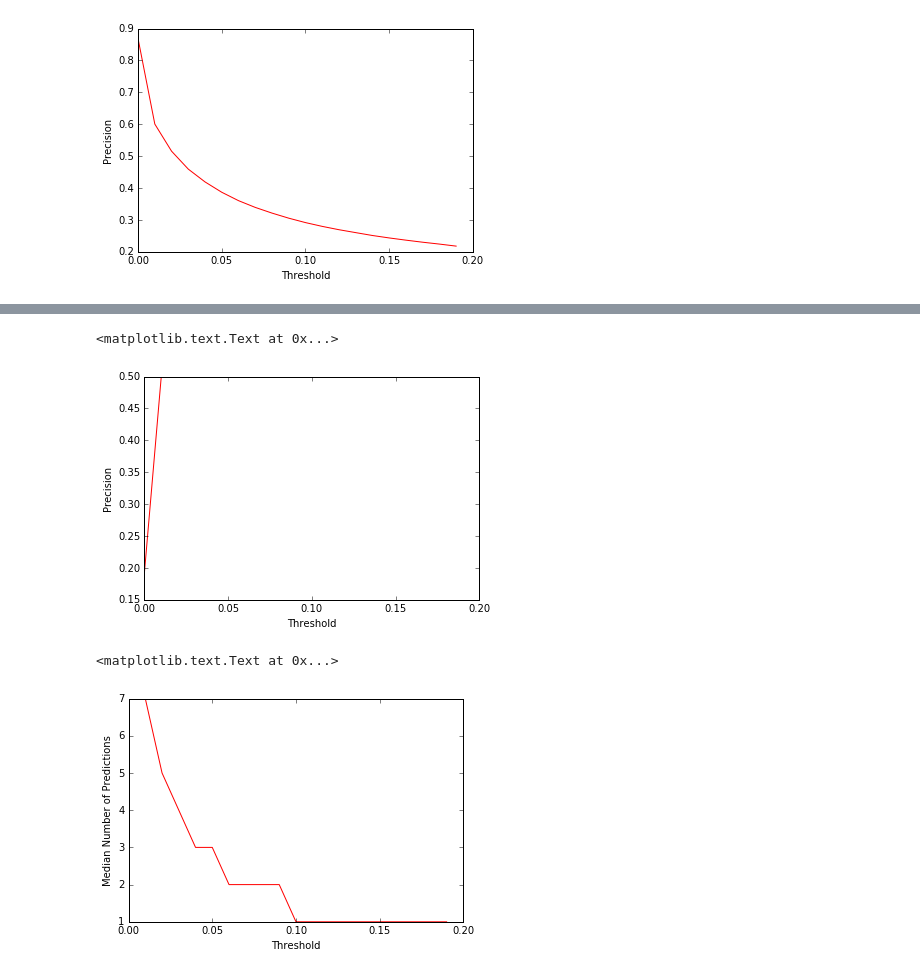
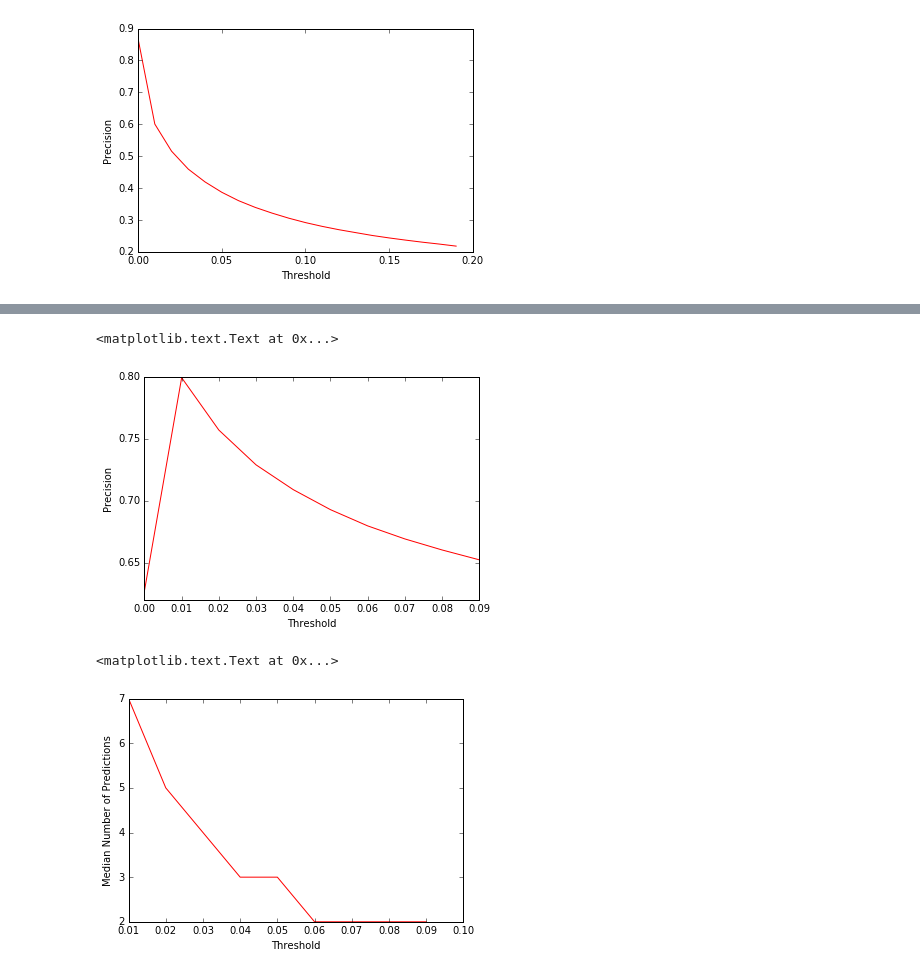
Before and after one commit to GittiHab/kb-completion, a Jupyter notebook: pl-1.0-threshold-optimization.ipynb, the cells around one changed output, grey strips where cells are left out. Cells and saved outputs as stored; diff of their text form; code cells hidden in the pictures.

Commit message:
Fix incorrect negative metric

```diff
--- a/pl-1.0-threshold-optimization.ipynb
+++ b/pl-1.0-threshold-optimization.ipynb
@@ -112,3 +116,20 @@ def hits_threshold(predicted, probabilities, expected, threshold, verbose = True
+# %%
+# Hits metric with fixed threshold instead of fixed n
+def hits_threshold(predicted, probabilities, expected, threshold, verbose = True):
+    assert \
+        len(predicted) == len(probabilities) and len(predicted) == len(expected), \
+        "All inputs should have same length but got {}, {}, {}.".format(len(predicted), len(probabilities), len(expected))
+
+    hits = []
+    for i in range(len(predicted)):
+        is_hit = np.any(probabilities[i][np.nonzero(predicted[i] == expected[i])] > threshold)
+        if verbose:
+            print(i, is_hit)
+        if is_hit:
+            hits.append(1.0)
+        else:
+            hits.append(0.0)
+    return np.mean(hits)
 # %%
 thresholds = np.arange(0, 0.2, 0.01)
 precision = []
@@ -140,7 +161,7 @@ def hits_neg_threshold(predicted, probabilities, expected, expected_triples, oth
         counts.append(len(guesses))
 
         for g in guesses:
-            if g is expected[i]:
+            if g == expected[i]:
                 is_hit = True
             if is_negative(g, expected_triples[i][other_index[i]], cluster, all_pairs):
                 has_miss = True
@@ -148,8 +169,8 @@ def hits_neg_threshold(predicted, probabilities, expected, expected_triples, oth
                 break
 
         if verbose:
-            print(i, is_hit)
-            print(i, has_miss)
+            print(i, expected_triples[i], 'hit:', is_hit, 'miss:', has_miss)
+
         if is_hit:
             hits.append(1.0)
         else:
@@ -160,6 +181,9 @@ def hits_neg_threshold(predicted, probabilities, expected, expected_triples, oth
         else:
             hits.append(1.0)
 
+    if verbose:
+        print(np.unique(hits, return_counts=True))
+
     return np.mean(hits), counts
 # %%
 thresholds = np.arange(0, 0.2, 0.01)
@@ -172,18 +217,19 @@ for t in thresholds:
 # %%
-plt.plot(thresholds, precisions, color='red')
+dims = 10
+plt.plot(thresholds[:dims], precisions[:dims], color='red')
 plt.xlabel("Threshold")
 plt.ylabel("Precision")
 # %% [output]
 <matplotlib.text.Text at 0x...>
-[figure, old version]
+[figure, new version]
 # %%
 start = 1
-plt.plot(thresholds[start:], np.median(counts, axis=1)[start:], color='red')
+plt.plot(thresholds[start:dims], np.median(counts, axis=1)[start:dims], color='red')
 plt.xlabel("Threshold")
 plt.ylabel("Median Number of Predictions")
 # %% [output]
 <matplotlib.text.Text at 0x...>
-[figure, old version]
+[figure, new version]
 # %%
 def cluster_test_data(expected, predictions, probabilities):
     x = {}
```
Also changed, not shown: parts of 14 cells of this notebook.
